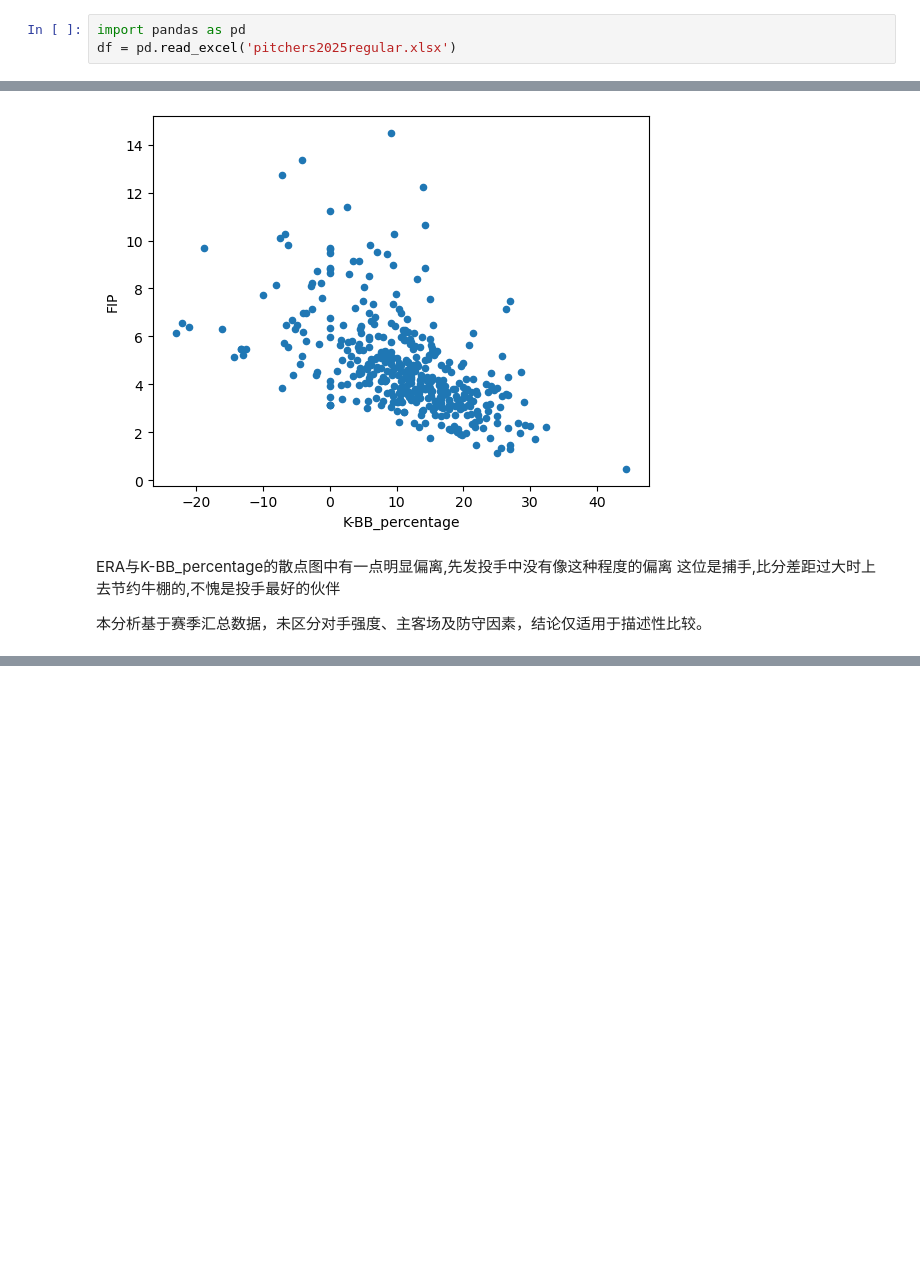
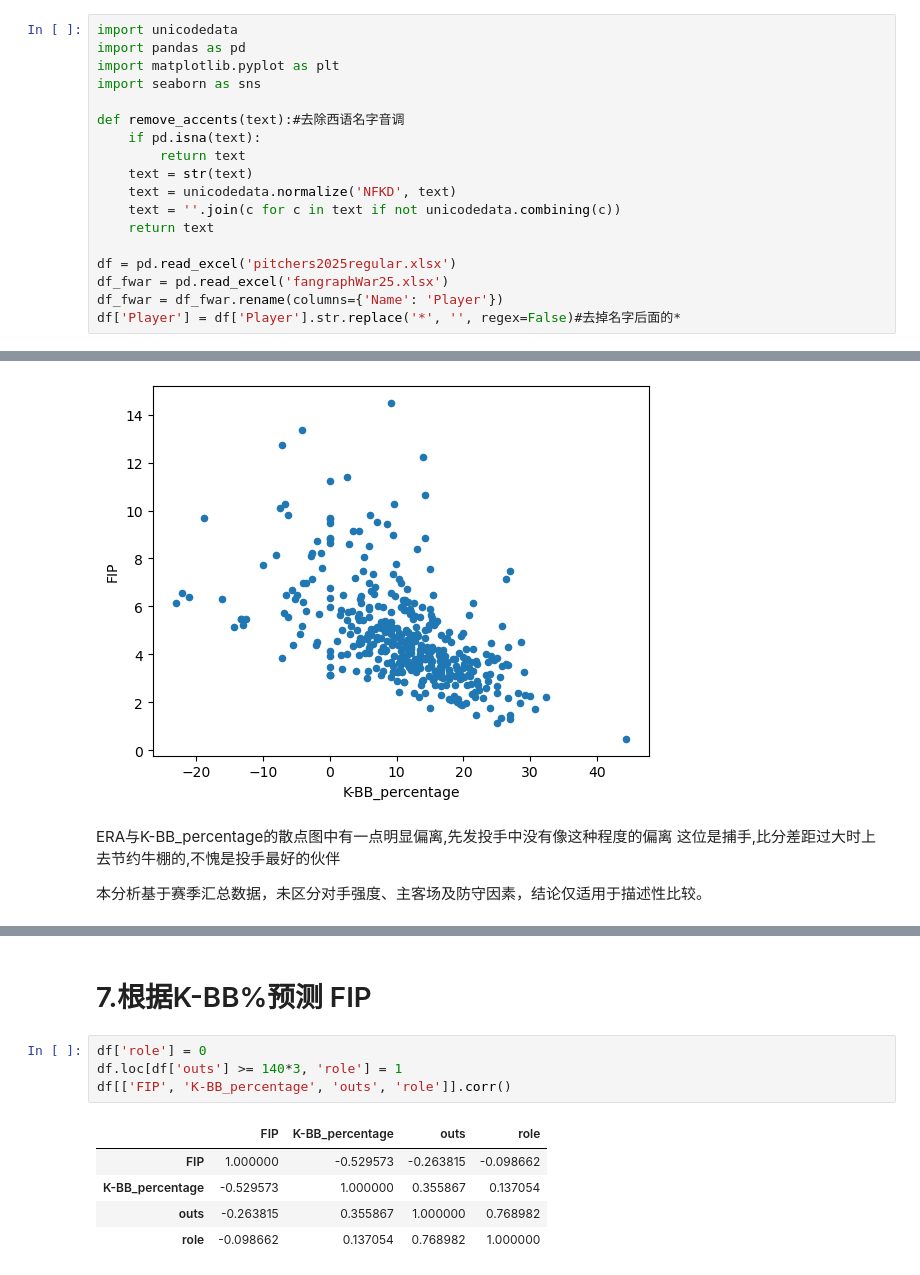
Before and after one commit to grim13t/PitcherAnalysis, a Jupyter notebook: P25R1.ipynb, the cells around one changed output, grey strips where cells are left out. Drawn from its saved outputs; the diff is of its cells as text; blank space fills up the shorter version.

```diff
--- a/P25R1.ipynb
+++ b/P25R1.ipynb
@@ -6,8 +6,23 @@
 
 本项目使用的数据来自 Baseball-Reference，包含 2025 赛季 MLB 投手的常规赛赛季汇总数据。数据以 Excel 格式保存，并在本 Notebook 中进行读取与处理。
 # %%
+import unicodedata
 import pandas as pd
+import matplotlib.pyplot as plt
+import seaborn as sns
+
+def remove_accents(text):#去除西语名字音调
+    if pd.isna(text):
+        return text
+    text = str(text)
+    text = unicodedata.normalize('NFKD', text)
+    text = ''.join(c for c in text if not unicodedata.combining(c))
+    return text
+
 df = pd.read_excel('pitchers2025regular.xlsx')
+df_fwar = pd.read_excel('fangraphWar25.xlsx')
+df_fwar = df_fwar.rename(columns={'Name': 'Player'})
+df['Player'] = df['Player'].str.replace('*', '', regex=False)#去掉名字后面的*
 # %% [markdown]
 # 3.数据清洗
 需要注意的是，Baseball-Reference 中的投球局数（IP）采用棒球记法，例如 5.1 表示 5 又 1/3 局，5.2 表示 5 又 2/3 局。这种表示方式在表面上是小数，但并不符合标准的十进制数值含义，若直接用于加总或比较，容易产生计算错误。
@@ -142,0 +155,12 @@ df_bullpen[df_bullpen['ERA']>30]
+# %% [markdown]
+# 7.根据K-BB%预测 FIP
+# %%
+df['role'] = 0
+df.loc[df['outs'] >= 140*3, 'role'] = 1
+df[['FIP', 'K-BB_percentage', 'outs', 'role']].corr()
+# %% [output]
+|  | FIP | K-BB_percentage | outs | role |
+| FIP | 1.000000 | -0.529573 | -0.263815 | -0.098662 |
+| K-BB_percentage | -0.529573 | 1.000000 | 0.355867 | 0.137054 |
+| outs | -0.263815 | 0.355867 | 1.000000 | 0.768982 |
+| role | -0.098662 | 0.137054 | 0.768982 | 1.000000 |
```
Also changed, not shown: parts of 10 cells of this notebook, 2 other files.
